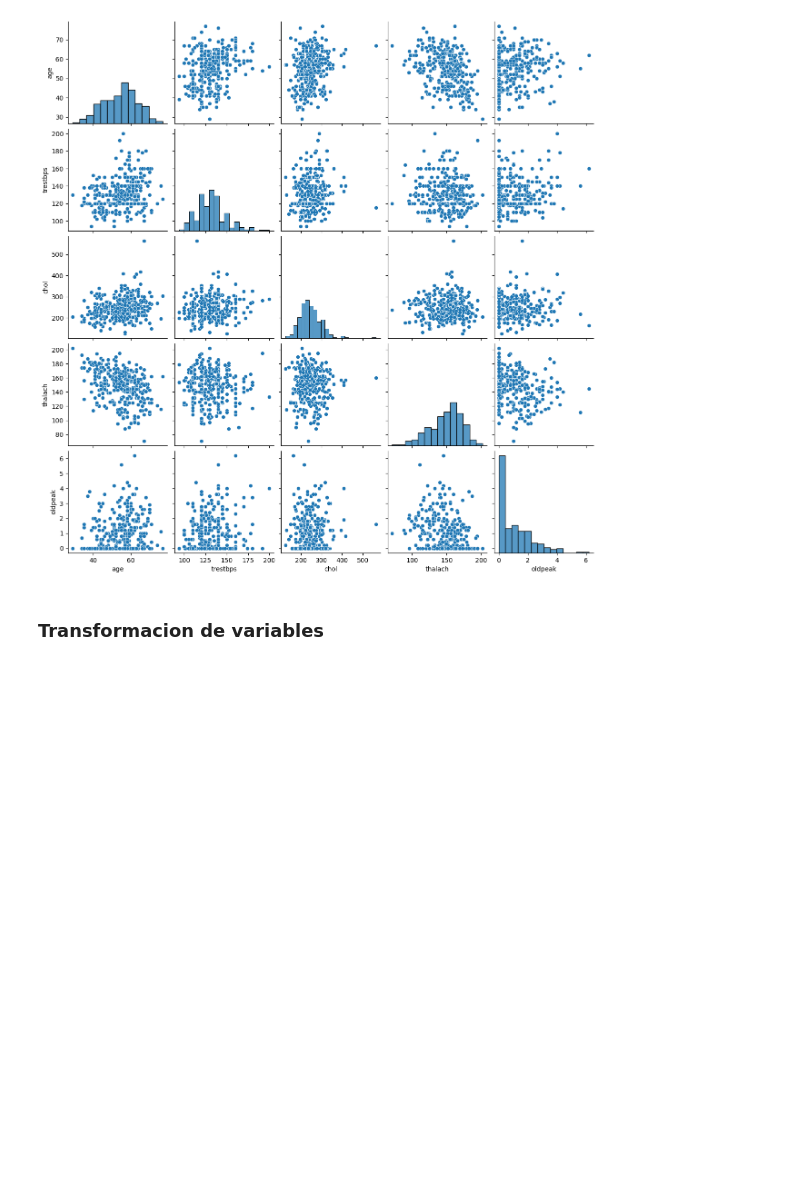
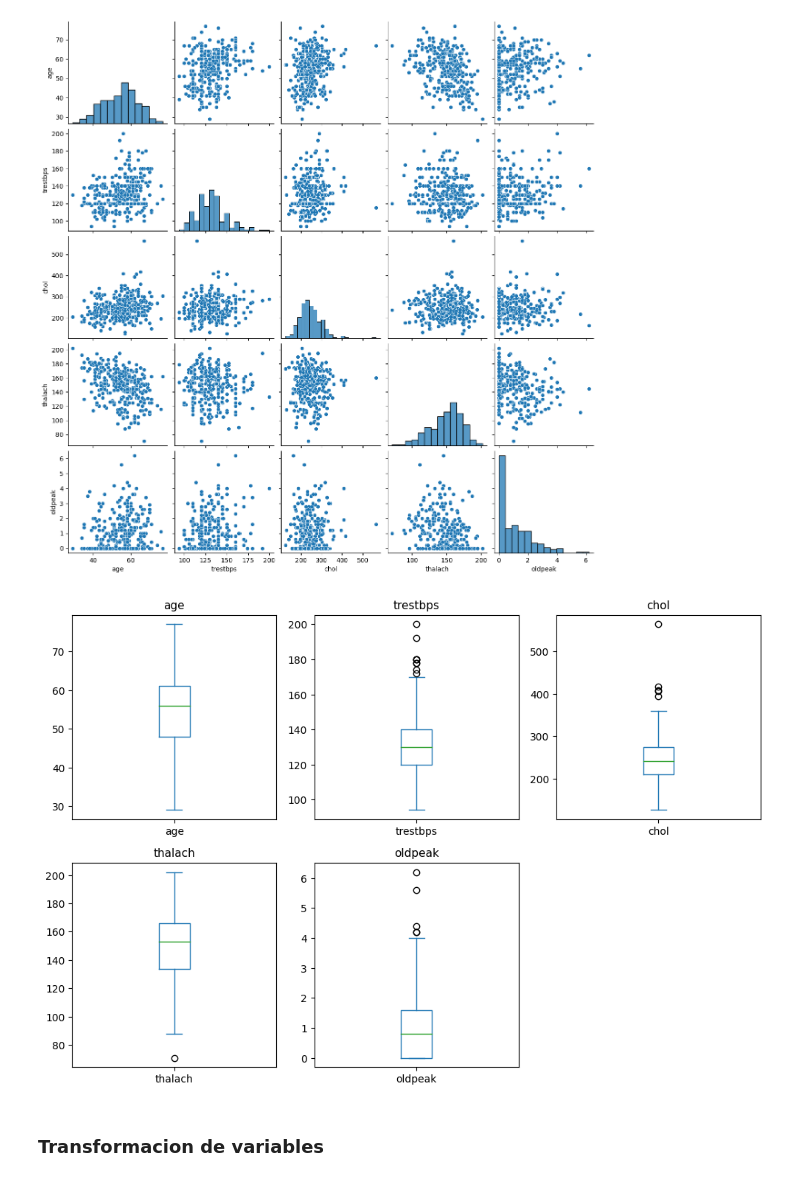
Before and after one commit to LeandroAlbachiaro/intro_ia, a Jupyter notebook: tp_integrador_enunciado/template_tp_integrador_dataset.ipynb, the cells around one changed output. Cells and saved outputs as stored; diff of their text form; code cells hidden in the pictures; blank space fills up the shorter version.

```diff
--- a/tp_integrador_enunciado/template_tp_integrador_dataset.ipynb
+++ b/tp_integrador_enunciado/template_tp_integrador_dataset.ipynb
@@ -192,6 +192,8 @@ Data columns (total 14 columns):
  13  num       303 non-null    category
 dtypes: category(9), float64(5)
 memory usage: 16.1 KB
+# %%
+Variables_numericas = ['age', 'trestbps', 'chol', 'thalach', 'oldpeak']
 # %%
 #MATRIZ DE CORRELACIÓN ENTRE VARIABLES NUMÉRICAS
 num_vars = df.select_dtypes(include=['float64', 'int64'])
@@ -211,6 +213,20 @@ sns.pairplot(df)
 # %% [output]
 <seaborn.axisgrid.PairGrid at 0x...>
 [figure]
+# %%
+# BOXPLOT PARA TODAS LAS VARIABLES NUMERICAS
+def plot_boxplot(dataframe, variables, n_rows, n_cols):
+    fig = plt.figure(figsize=(10, 10))
+    for i, var_name in enumerate(variables):
+        ax = fig.add_subplot(n_rows, n_cols, i+1)
+        dataframe[var_name].plot(kind='box', ax=ax)
+        ax.set_title(var_name, fontsize=11)
+    fig.tight_layout()  # Improves appearance a bit.
+    plt.show()
+# %%
+plot_boxplot(df, Variables_numericas, 3, 3)
+# %% [output]
+[figure, added]
 # %% [markdown]
 ### Transformacion de variables
 # %%
```
Also changed, not shown: parts of 4 cells of this notebook, 2 other files.
